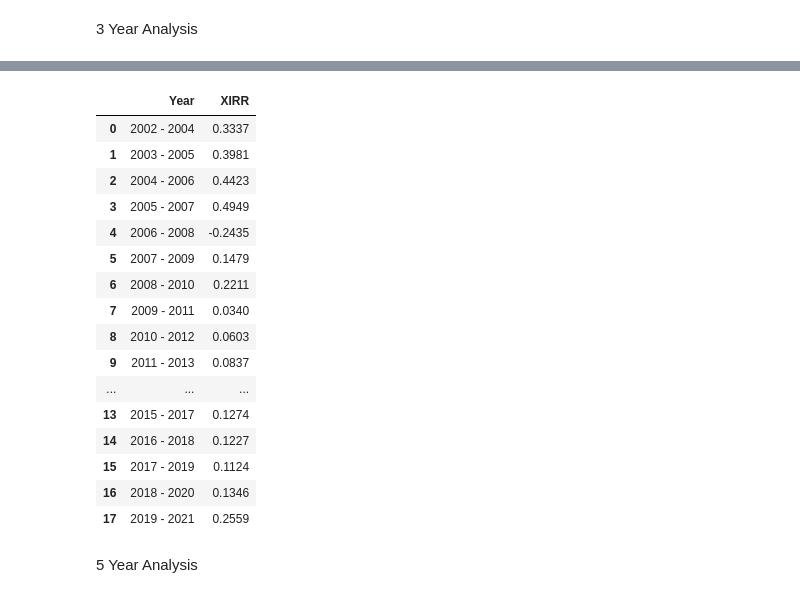
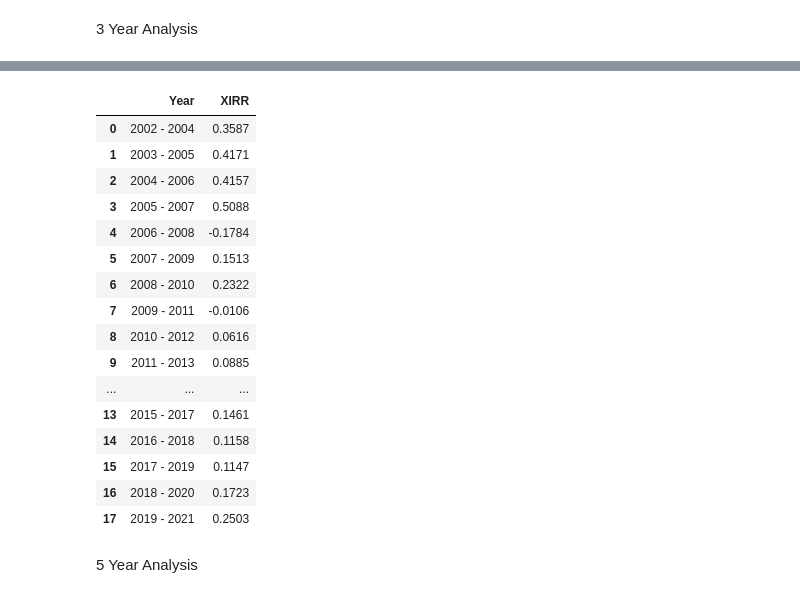
Before and after one commit to guptaharsh940/SIPanalysis, a Jupyter notebook: ReturnAnalysis.ipynb, the cells around one changed output, grey strips where cells are left out. Saved outputs shown, nothing was run; the diff lists cells and outputs as text; code cells hidden in the pictures.

```diff
--- a/ReturnAnalysis.ipynb
+++ b/ReturnAnalysis.ipynb
@@ -3,7 +3,7 @@ import pandas as pd
 import datetime
 import openpyxl
 import xlsxwriter
-
+data = pd.read_csv('NIFTYBEES.csv')
 from openpyxl.utils.dataframe import dataframe_to_rows
 from openpyxl.styles import Font, Border, Side, GradientFill, Alignment
 # %% [markdown]
@@ -106,14 +106,14 @@ cf = []
 for i in normalSIP['Date']:
     if i == list(normalSIP['Date'])[-1]:
         d.append(datetime.datetime.strptime(i,'%b %d, %Y'))
-        d.append(datetime.datetime.strptime(i,'%b %d, %Y'))
+        d.append(datetime.datetime.strptime(data['Date'][0],'%b %d, %Y'))
     else:
         d.append(datetime.datetime.strptime(i,'%b %d, %Y'))
 for x in normalSIP['Investment Amount']:
     if x == list(normalSIP['Investment Amount'])[-1]:
         cf.append(-x)
         qtytotal = normalSIP['Qty'].sum()
-        ltp = list(normalSIP['Buy Price'])[-1]
+        ltp = data['Close'][0]
         cf.append(qtytotal*ltp)
     else:
         cf.append(-x)
@@ -121,7 +121,7 @@ for x in normalSIP['Investment Amount']:
 print(irr(d,cf)*100,'%')
 
 
-print(xirr(d,cf))
+print(d,cf)
 # print(d)
 # for i in d:
 #     if d[0] == i:
@@ -539,0 +588,9 @@ returnAnalysis('Week SIP')
+# %%
+year = int(input("year"))
+for g in data['Date']:
+    if year == (datetime.datetime.strptime(g,'%b %d, %Y').year):
+        ind = list(data['Date'].loc[lambda x:x==g].index)
+        print(g,data.loc[ind[0],'Close'])
+        break
+    else:
+        continue
@@ -640,15 +746,23 @@ for g in l.keys():
             cf.append(-normalSIP.loc[z[0],'Investment Amount'])
             d.append(datetime.datetime.strptime(y,'%b %d, %Y'))
             qty += normalSIP.loc[z[0],'Qty']
-            cf.append(qty*normalSIP.loc[z[0],'Buy Price'])
-            d.append(datetime.datetime.strptime(y,'%b %d, %Y'))
+            lastyear = datetime.datetime.strptime(y,'%b %d, %Y').year
+            for q in data['Date']:
+                if lastyear == (datetime.datetime.strptime(q,'%b %d, %Y').year):
+                    ind = list(data['Date'].loc[lambda x:x==q].index)
+                    op = data.loc[ind[0],'Close']
+                    d.append(datetime.datetime.strptime(q,'%b %d, %Y'))
+                    break
+                else:
+                    continue
+            cf.append(qty*op)
         else:
             cf.append(-normalSIP.loc[z[0],'Investment Amount'])
             d.append(datetime.datetime.strptime(y,'%b %d, %Y'))
             qty += normalSIP.loc[z[0],'Qty']
 
     # print(g,irr(d,cf))
-    # print(d,cf)
+    print(d,cf)
     normalSIP_threeyear = normalSIP_threeyear.append(pd.Series([(f'{g[0]} - {g[-1]}'),irr(d,cf)],index=my_columns),ignore_index=True)
 
 normalSIP_threeyear
@@ -656,20 +788,20 @@ normalSIP_threeyear
 |  | Year | XIRR |
-| 0 | 2002 - 2004 | 0.3337 |
-| 1 | 2003 - 2005 | 0.3981 |
-| 2 | 2004 - 2006 | 0.4423 |
-| 3 | 2005 - 2007 | 0.4949 |
-| 4 | 2006 - 2008 | -0.2435 |
-| 5 | 2007 - 2009 | 0.1479 |
-| 6 | 2008 - 2010 | 0.2211 |
-| 7 | 2009 - 2011 | 0.0340 |
-| 8 | 2010 - 2012 | 0.0603 |
-| 9 | 2011 - 2013 | 0.0837 |
+| 0 | 2002 - 2004 | 0.3587 |
+| 1 | 2003 - 2005 | 0.4171 |
+| 2 | 2004 - 2006 | 0.4157 |
+| 3 | 2005 - 2007 | 0.5088 |
+| 4 | 2006 - 2008 | -0.1784 |
+| 5 | 2007 - 2009 | 0.1513 |
+| 6 | 2008 - 2010 | 0.2322 |
+| 7 | 2009 - 2011 | -0.0106 |
+| 8 | 2010 - 2012 | 0.0616 |
+| 9 | 2011 - 2013 | 0.0885 |
 | ... | ... | ... |
-| 13 | 2015 - 2017 | 0.1274 |
-| 14 | 2016 - 2018 | 0.1227 |
-| 15 | 2017 - 2019 | 0.1124 |
-| 16 | 2018 - 2020 | 0.1346 |
-| 17 | 2019 - 2021 | 0.2559 |
+| 13 | 2015 - 2017 | 0.1461 |
+| 14 | 2016 - 2018 | 0.1158 |
+| 15 | 2017 - 2019 | 0.1147 |
+| 16 | 2018 - 2020 | 0.1723 |
+| 17 | 2019 - 2021 | 0.2503 |
 # %% [markdown]
 5 Year Analysis
 # %%
```
Also changed, not shown: parts of 8 cells of this notebook, 2 other files.
